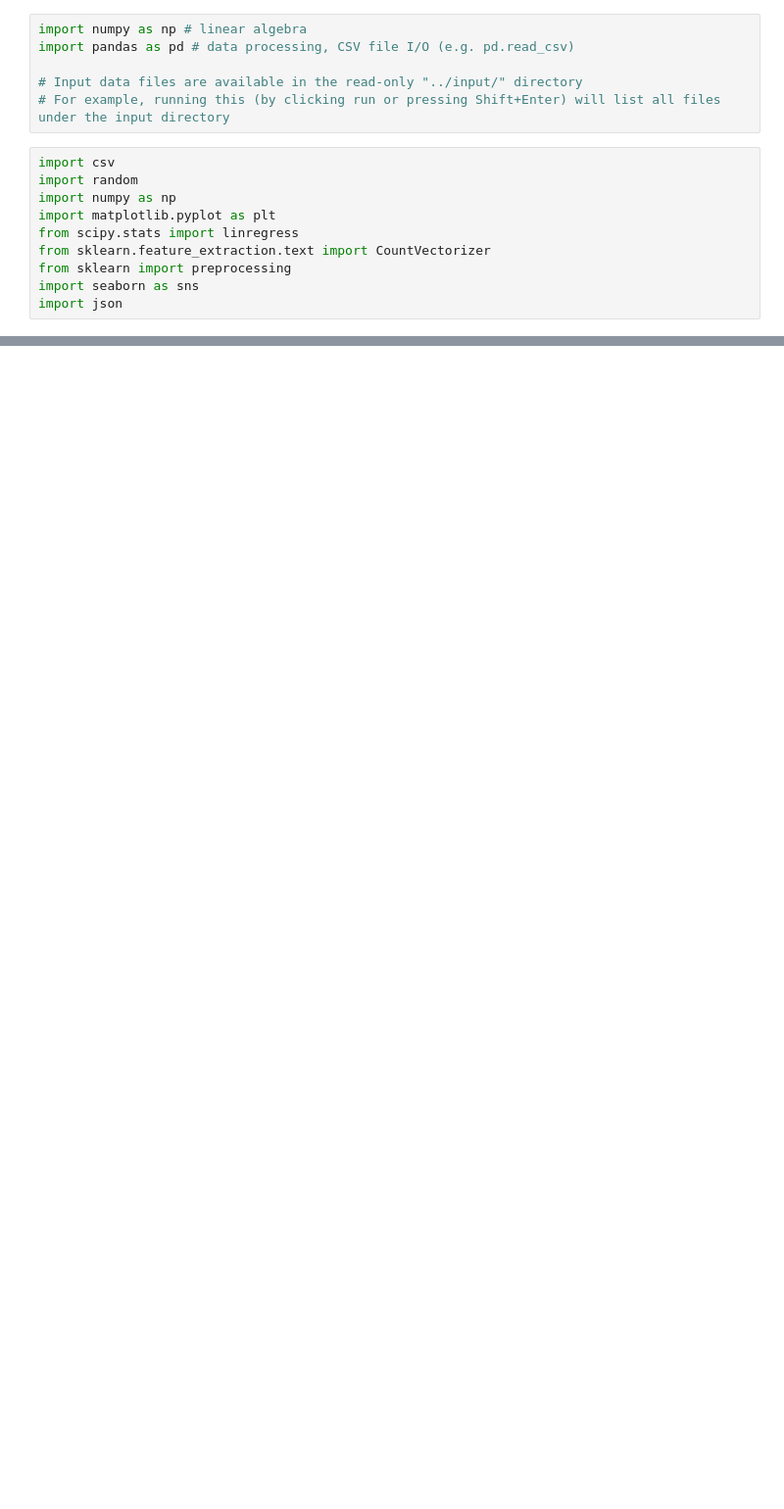
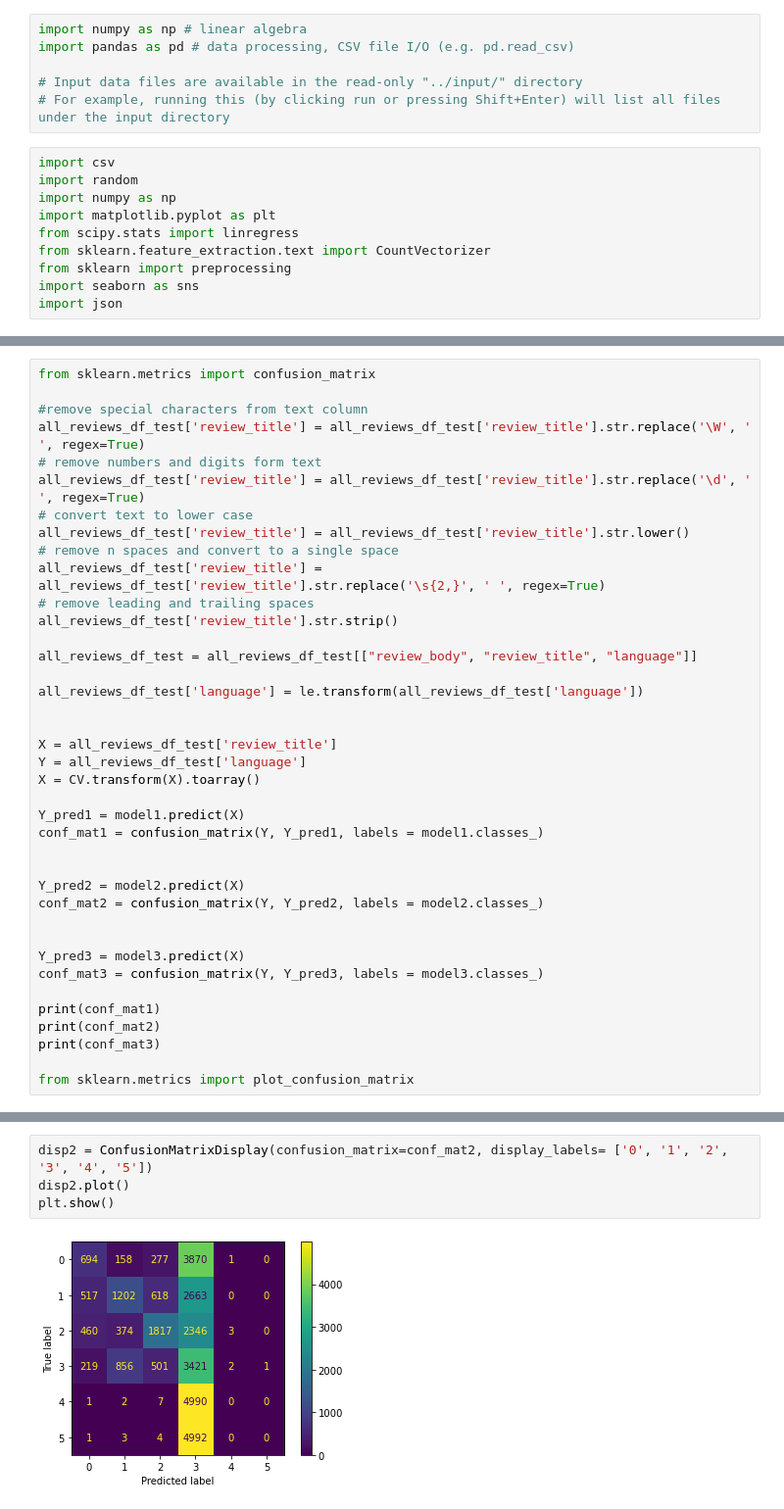
Before and after one commit to Ravi-Raghavan/ECE_443_Term_Project, a Jupyter notebook: AmazonReviews/Test.ipynb, the cells around one changed output, grey strips where cells are left out. Shown at 98% size. Cells and saved outputs as stored; diff of their text form; blank space fills up the shorter version.

```diff
--- a/AmazonReviews/Test.ipynb
+++ b/AmazonReviews/Test.ipynb
@@ -122,0 +150,39 @@ model.fit(X, all_reviews_df['language'][0:10])
+# %%
+from sklearn.metrics import confusion_matrix
+
+#remove special characters from text column
+all_reviews_df_test['review_title'] = all_reviews_df_test['review_title'].str.replace('\W', ' ', regex=True)
+# remove numbers and digits form text
+all_reviews_df_test['review_title'] = all_reviews_df_test['review_title'].str.replace('\d', ' ', regex=True)
+# convert text to lower case
+all_reviews_df_test['review_title'] = all_reviews_df_test['review_title'].str.lower()
+# remove n spaces and convert to a single space
+all_reviews_df_test['review_title'] = all_reviews_df_test['review_title'].str.replace('\s{2,}', ' ', regex=True)
+# remove leading and trailing spaces
+all_reviews_df_test['review_title'].str.strip()
+
+all_reviews_df_test = all_reviews_df_test[["review_body", "review_title", "language"]]
+
+all_reviews_df_test['language'] = le.transform(all_reviews_df_test['language'])
+
+
+X = all_reviews_df_test['review_title']
+Y = all_reviews_df_test['language']
+X = CV.transform(X).toarray()
+
+Y_pred1 = model1.predict(X)
+conf_mat1 = confusion_matrix(Y, Y_pred1, labels = model1.classes_)
+
+
+Y_pred2 = model2.predict(X)
+conf_mat2 = confusion_matrix(Y, Y_pred2, labels = model2.classes_)
+
+
+Y_pred3 = model3.predict(X)
+conf_mat3 = confusion_matrix(Y, Y_pred3, labels = model3.classes_)
+
+print(conf_mat1)
+print(conf_mat2)
+print(conf_mat3)
+
+from sklearn.metrics import plot_confusion_matrix
@@ -122,0 +217,6 @@ model.fit(X, all_reviews_df['language'][0:10])
+# %%
+disp2 = ConfusionMatrixDisplay(confusion_matrix=conf_mat2, display_labels= ['0', '1', '2', '3', '4', '5'])
+disp2.plot()
+plt.show()
+# %% [output]
+[figure, added]
```
Also changed, not shown: parts of 13 cells of this notebook.
